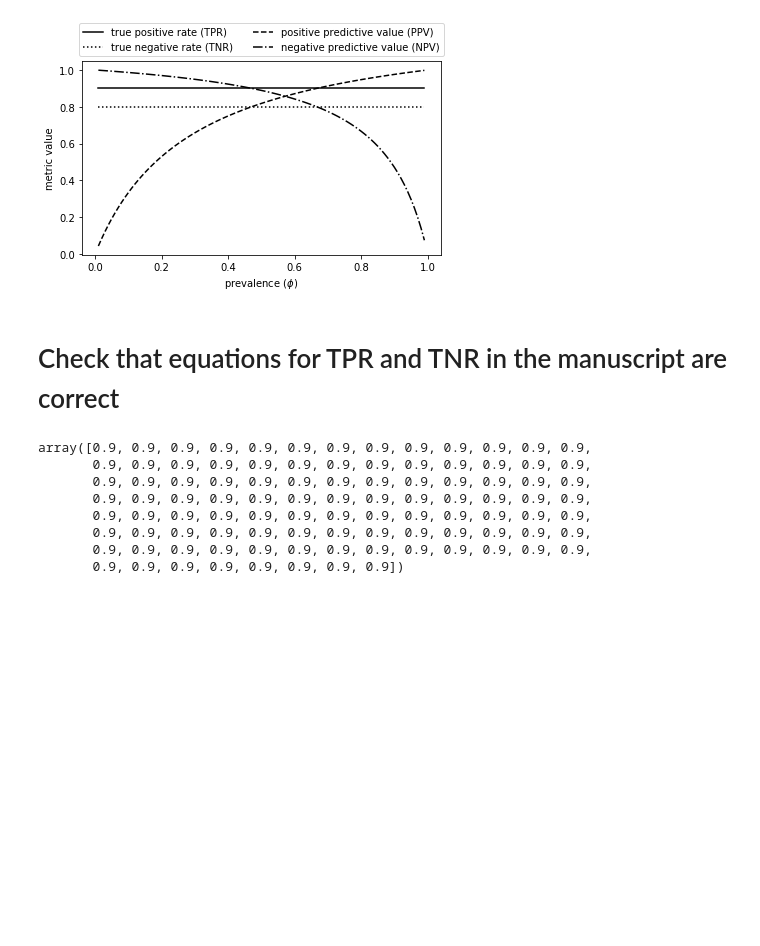
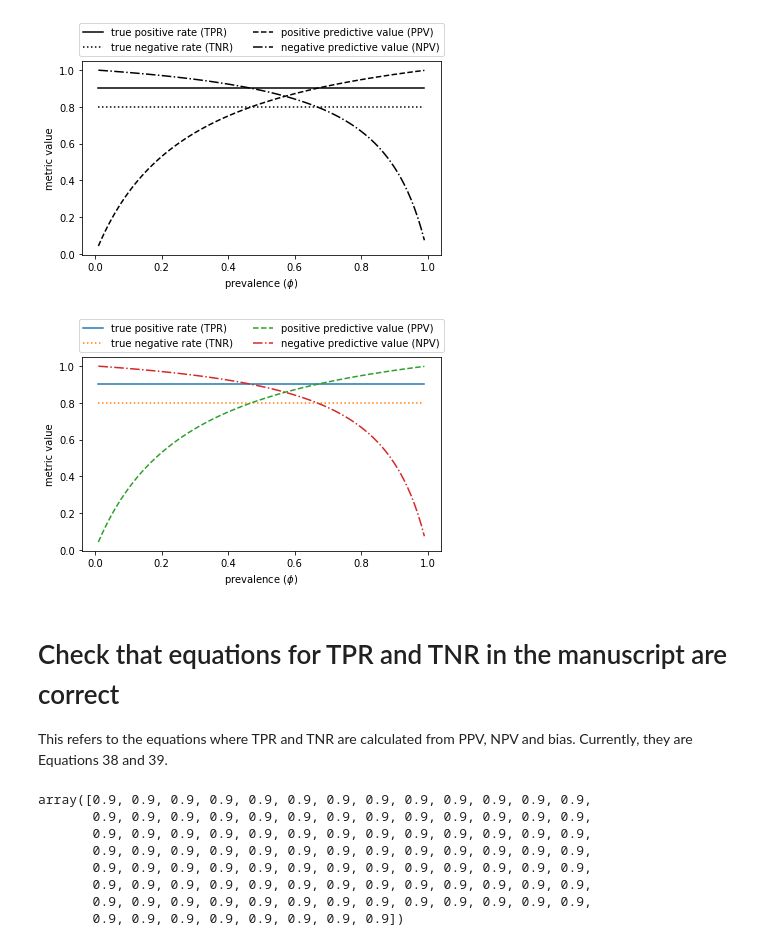
Before and after one commit to niklastoe/MCC_BM_BA_MK, a Jupyter notebook: high_multicategory_metrics.ipynb, the cells around one changed output. Drawn from its saved outputs; the diff is of its cells as text; code cells hidden in the pictures; blank space fills up the shorter version.

Commit message:
multicategory metrics: plot also in color, add comments

```diff
--- a/high_multicategory_metrics.ipynb
+++ b/high_multicategory_metrics.ipynb
@@ -54,8 +56,25 @@ plt.tight_layout()
 plt.savefig('high_BM_four_basic_rates.eps')
 # %% [output]
 [figure]
+# %%
+plt.plot(prev, tpr, label='true positive rate (TPR)')
+plt.plot(prev, tnr, label='true negative rate (TNR)', linestyle='dotted')
+plt.plot(prev, ppv, label='positive predictive value (PPV)', linestyle='dashed')
+plt.plot(prev, npv, label='negative predictive value (NPV)', linestyle='dashdot')
+plt.legend(loc='lower center', bbox_to_anchor=(0.5, 1.0),
+          ncol=2)
+plt.xlabel(r'prevalence ($\phi$)')
+plt.ylabel('metric value')
+
+plt.tight_layout()
+plt.savefig('high_BM_four_basic_rates_colored.eps')
+# %% [output]
+[figure, added]
 # %% [markdown]
 # Check that equations for TPR and TNR in the manuscript are correct
+
+This refers to the equations where TPR and TNR are calculated from PPV, NPV and bias.
+Currently, they are Equations 38 and 39.
 # %%
 bias = tpr * prev + (1 - tnr) * (1 - prev)
 # %%
```
Also changed, not shown: parts of 1 cell of this notebook, 1 other file.
